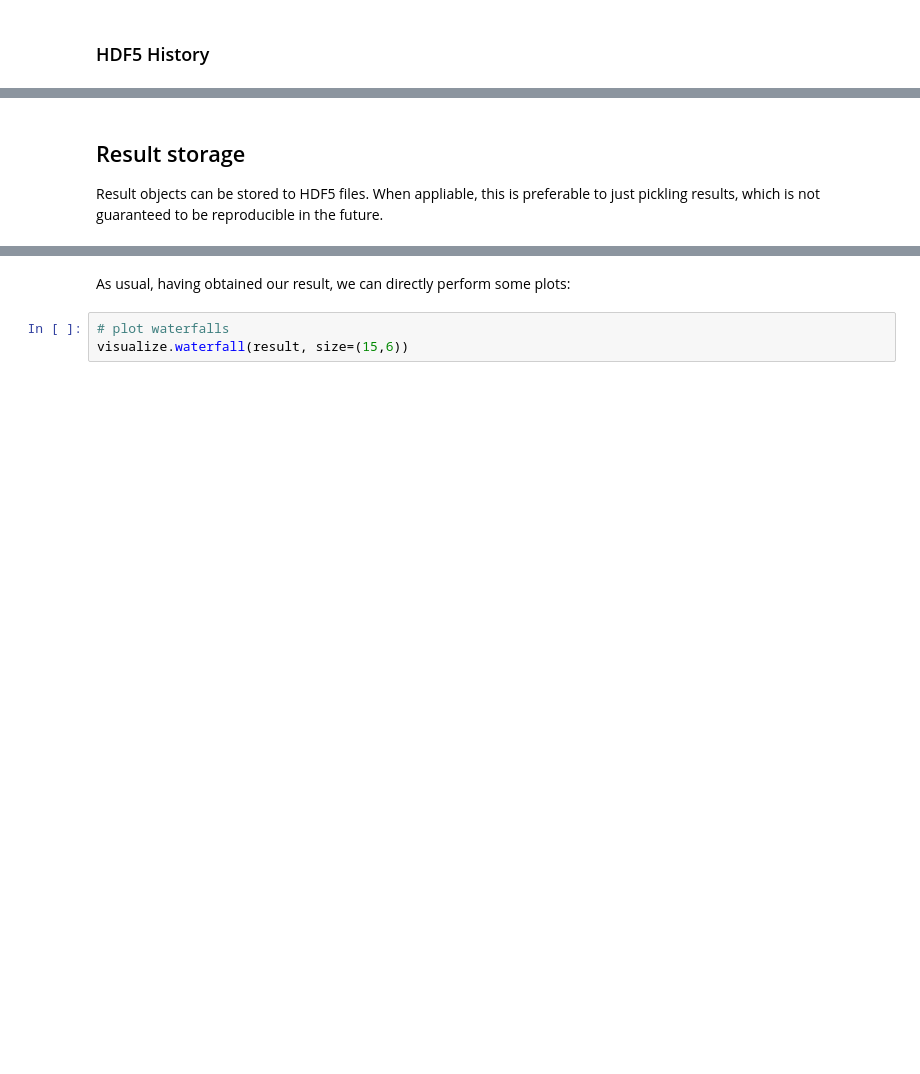
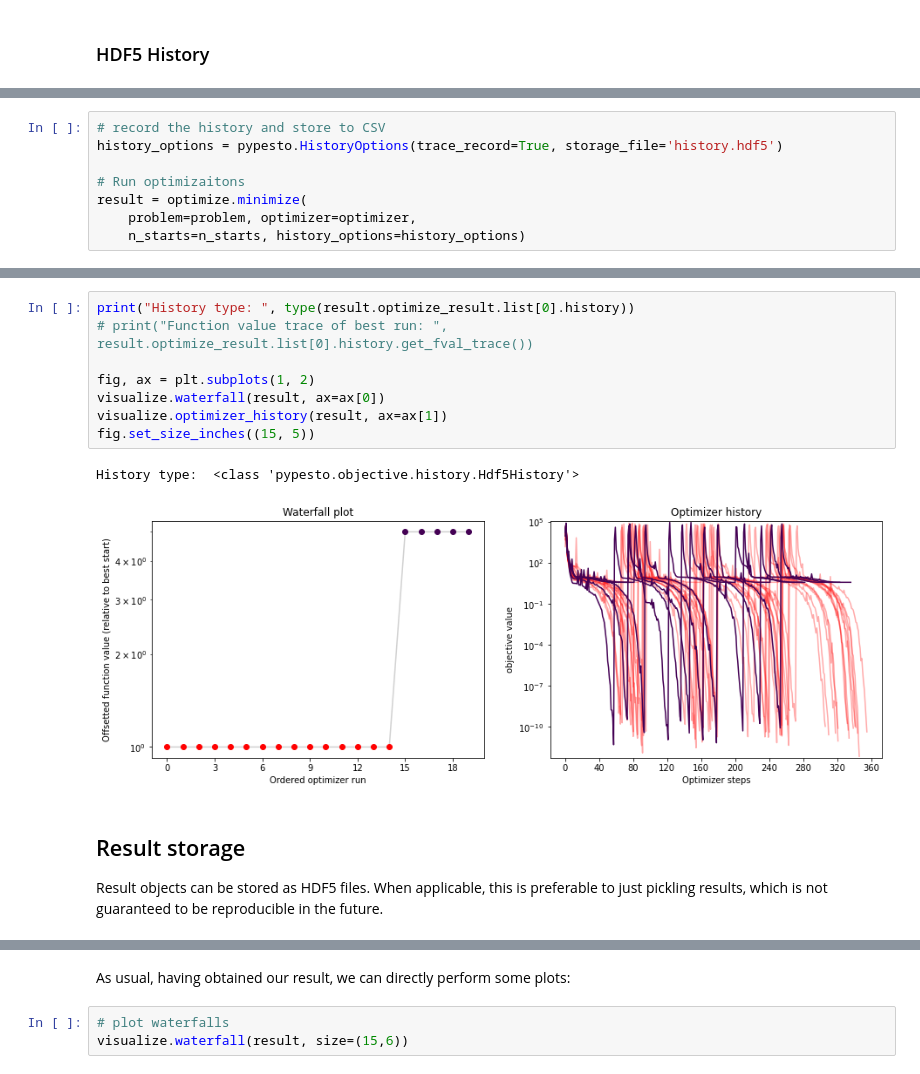
Before and after one commit to ICB-DCM/pyPESTO, a Jupyter notebook: doc/example/store.ipynb, the cells around one changed output, grey strips where cells are left out. Saved outputs shown, nothing was run; the diff lists cells and outputs as text; blank space fills up the shorter version.

```diff
--- a/doc/example/store.ipynb
+++ b/doc/example/store.ipynb
@@ -92,0 +138,8 @@ TODO: This is not fully implemented yet (it's on the way ...).
+# %%
+# record the history and store to CSV
+history_options = pypesto.HistoryOptions(trace_record=True, storage_file='history.hdf5')
+
+# Run optimizaitons
+result = optimize.minimize(
+    problem=problem, optimizer=optimizer,
+    n_starts=n_starts, history_options=history_options)
@@ -93,7 +167,19 @@ TODO: This is not fully implemented yet (it's on the way ...).
+# %%
+print("History type: ", type(result.optimize_result.list[0].history))
+# print("Function value trace of best run: ", result.optimize_result.list[0].history.get_fval_trace())
+
+fig, ax = plt.subplots(1, 2)
+visualize.waterfall(result, ax=ax[0])
+visualize.optimizer_history(result, ax=ax[1])
+fig.set_size_inches((15, 5))
+# %% [output]
+History type:  <class 'pypesto.objective.history.Hdf5History'>
+[figure, added]
 # %% [markdown]
 ## Result storage
 
-Result objects can be stored to HDF5 files. When appliable, this is preferable to just pickling results, which is not guaranteed to be reproducible in the future.
+Result objects can be stored as HDF5 files. When applicable, this is preferable to just pickling results, which is
+not guaranteed to be reproducible in the future.
 # %%
 # Run optimizaitons
 result = optimize.minimize(
```
Also changed, not shown: parts of 16 cells of this notebook.
